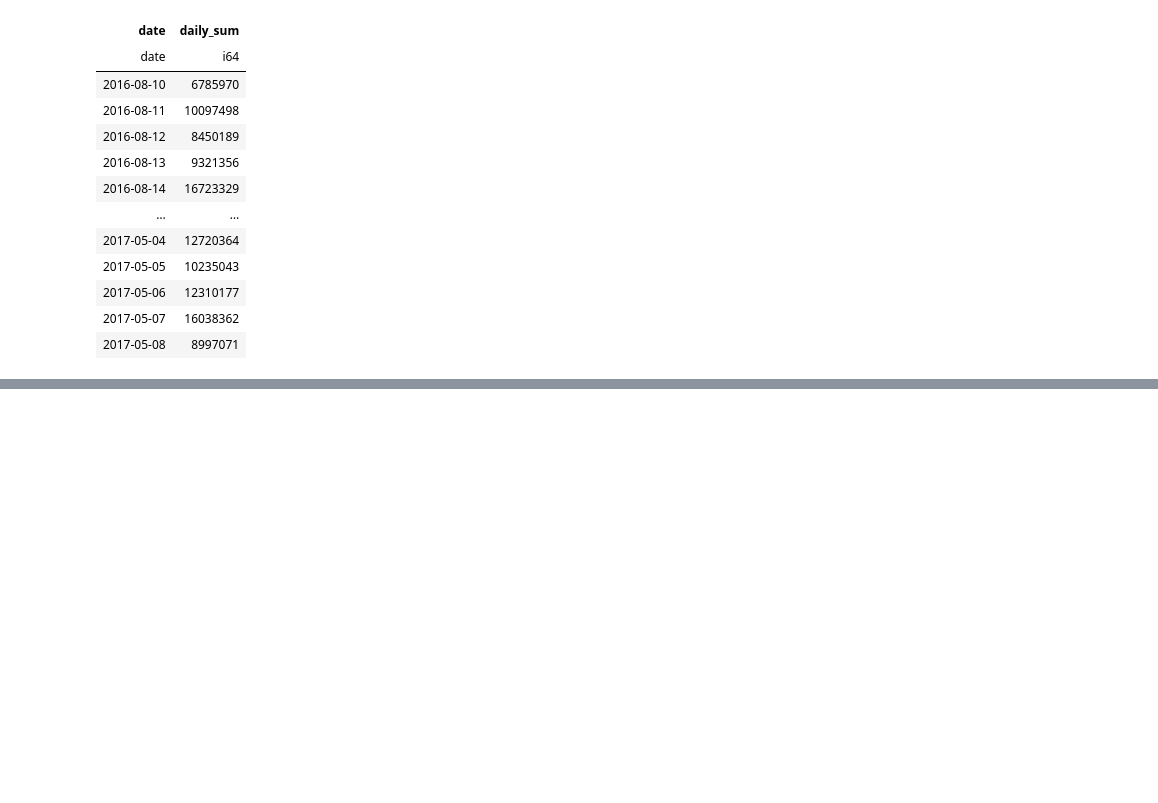
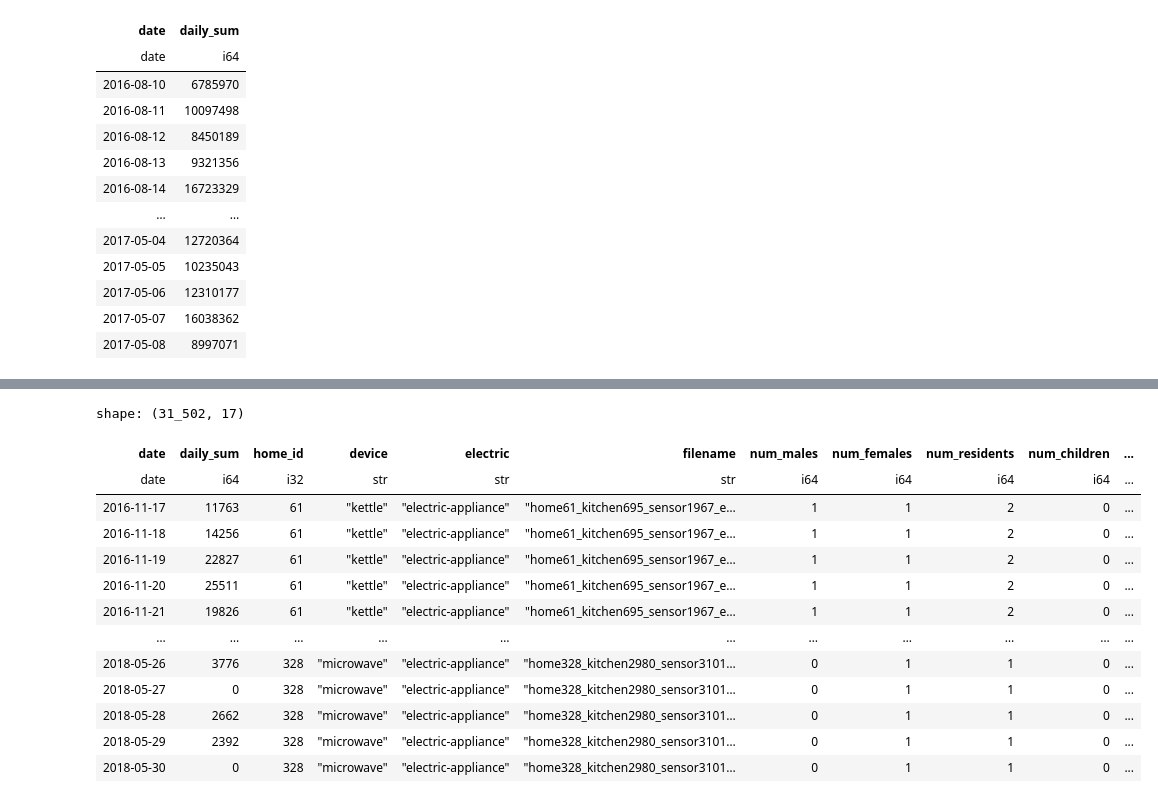
Before and after one commit to JSlusarek/Projekt-Dyplomowy-ISSI-Jan-lusarek-Kacper-Gruca, a Jupyter notebook: working_dir/code/prepare_data_electricity_usage.ipynb, the cells around one changed output, grey strips where cells are left out. Drawn from its saved outputs; the diff is of its cells as text; code cells hidden in the pictures; blank space fills up the shorter version.

Commit message:
Creating 1.0 version of data frame for features

```diff
--- a/working_dir/code/prepare_data_electricity_usage.ipynb
+++ b/working_dir/code/prepare_data_electricity_usage.ipynb
@@ -66,0 +208,25 @@ daily_kettle = aggregate_data_daily(df_clean)
+# %%
+import polars as pl
+from pathlib import Path
+
+df_all = []
+
+for i in df_joined['home_id'].unique().to_list():
+    df_id = df_joined.filter(pl.col('home_id') == i)
+    for k in df_id['filename']:
+        df_id_file = df_id.filter(pl.col('filename') == k)
+        device = df_id_file['appliance_name'][0]
+        path_file = Path(f"../../Data/Parquet/room_and_appliance_sensors/sensordata/{k}")
+        print(path_file)
+        df = pl.read_parquet(path_file)
+        df_clean = fix_parquet_with_header_data(df)
+        daily_data = aggregate_data_daily(df_clean)
+
+
+        df_tmp = daily_data.with_columns([
+            pl.lit(i).alias("home_id"),
+            pl.lit(device).alias("device")
+        ])
+        df_all.append(df_tmp)
+
+df_all = pl.concat(df_all)
@@ -66,0 +337,34 @@ daily_kettle = aggregate_data_daily(df_clean)
+# %%
+
+df_all = df_all.with_columns([
+    pl.col("device").str.strip_chars().str.to_lowercase()
+])
+
+df_joined = df_joined.with_columns([
+    pl.col("appliance_name").str.strip_chars().str.to_lowercase()
+])
+
+
+df_panel_long = df_all.join(
+    df_joined,
+    left_on=["home_id", "device"],
+    right_on=["home_id", "appliance_name"],
+    how="left"
+)
+# %%
+df_panel_long
+# %% [output]
+shape: (31_502, 17)
+| date | daily_sum | home_id | device | electric | filename | num_males | num_females | num_residents | num_children | ... |
+| date | i64 | i32 | str | str | str | i64 | i64 | i64 | i64 | ... |
+| 2016-11-17 | 11763 | 61 | "kettle" | "electric-appliance" | "home61_kitchen695_sensor1967_e… | 1 | 1 | 2 | 0 | ... |
+| 2016-11-18 | 14256 | 61 | "kettle" | "electric-appliance" | "home61_kitchen695_sensor1967_e… | 1 | 1 | 2 | 0 | ... |
+| 2016-11-19 | 22827 | 61 | "kettle" | "electric-appliance" | "home61_kitchen695_sensor1967_e… | 1 | 1 | 2 | 0 | ... |
+| 2016-11-20 | 25511 | 61 | "kettle" | "electric-appliance" | "home61_kitchen695_sensor1967_e… | 1 | 1 | 2 | 0 | ... |
+| 2016-11-21 | 19826 | 61 | "kettle" | "electric-appliance" | "home61_kitchen695_sensor1967_e… | 1 | 1 | 2 | 0 | ... |
+| … | … | … | … | … | … | … | … | … | … | ... |
+| 2018-05-26 | 3776 | 328 | "microwave" | "electric-appliance" | "home328_kitchen2980_sensor3101… | 0 | 1 | 1 | 0 | ... |
+| 2018-05-27 | 0 | 328 | "microwave" | "electric-appliance" | "home328_kitchen2980_sensor3101… | 0 | 1 | 1 | 0 | ... |
+| 2018-05-28 | 2662 | 328 | "microwave" | "electric-appliance" | "home328_kitchen2980_sensor3101… | 0 | 1 | 1 | 0 | ... |
+| 2018-05-29 | 2392 | 328 | "microwave" | "electric-appliance" | "home328_kitchen2980_sensor3101… | 0 | 1 | 1 | 0 | ... |
+| 2018-05-30 | 0 | 328 | "microwave" | "electric-appliance" | "home328_kitchen2980_sensor3101… | 0 | 1 | 1 | 0 | ... |
```
Also changed, not shown: parts of 17 cells of this notebook, 3 other files.
